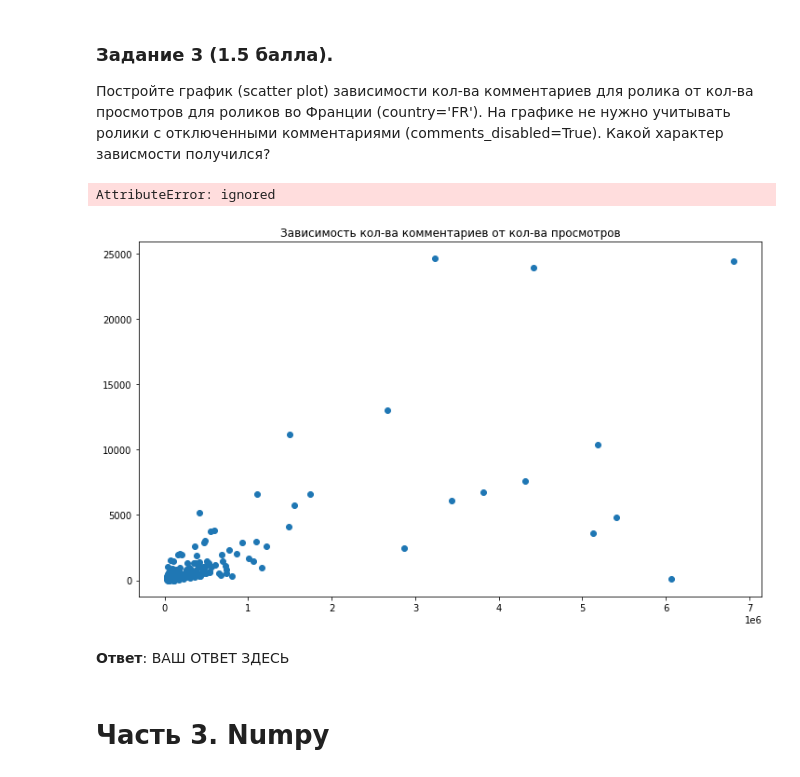
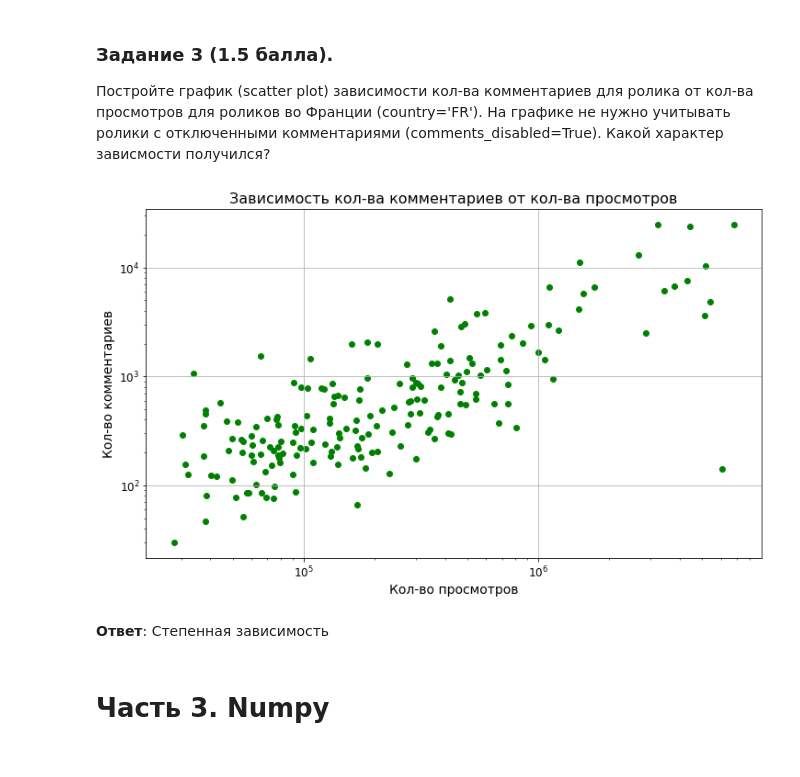
Before and after one commit to DSFed8889/msu_ML_spring_2022, a Jupyter notebook: numpy_pandas_matplotlib_2022.ipynb, the cells around one changed output. Saved outputs shown, nothing was run; the diff lists cells and outputs as text; code cells hidden in the pictures.

```diff
--- a/numpy_pandas_matplotlib_2022.ipynb
+++ b/numpy_pandas_matplotlib_2022.ipynb
@@ -428,31 +428,28 @@ inf = data[data['country'] == 'FR'][~data['comments_disabled']][['view_count', '
 x_vals = inf['view_count'].to_numpy()[:-3]
 y_vals = inf['comment_count'].to_numpy()[:-3]
 # %%
-# задаем размеры
 plt.figure(figsize=(12,7))
 
-# заголовок
-plt.title('Зависимость кол-ва комментариев от кол-ва просмотров')
+plt.title('Зависимость кол-ва комментариев от кол-ва просмотров', fontsize=16)
 
-# рисуем график
-plt.scatter(x_vals, y_vals)
+plt.scatter(x_vals, y_vals, color='g')
 
-plt.xticks(np.log())
-plt.yticks(np.log())
+plt.xscale('log')
+plt.yscale('log')
 
-# подписи осей
-plt.ylabel('Кол-во комментариев')
-plt.xlabel('Кол-во просмотров')
+plt.xticks(fontsize=12)
+plt.yticks(fontsize=12)
 
-# сетка графика
+plt.ylabel('Кол-во комментариев', fontsize=14)
+plt.xlabel('Кол-во просмотров', fontsize=14)
+
 plt.grid(True)
 
 plt.show()
 # %% [output]
-AttributeError: ignored
-[figure, old version]
+[figure, new version]
-# %% [markdown]
-**Ответ**: ВАШ ОТВЕТ ЗДЕСЬ
+# %% [markdown]
+**Ответ**: Степенная зависимость
 # %% [markdown]
 # Часть 3. Numpy
 # %%
```
